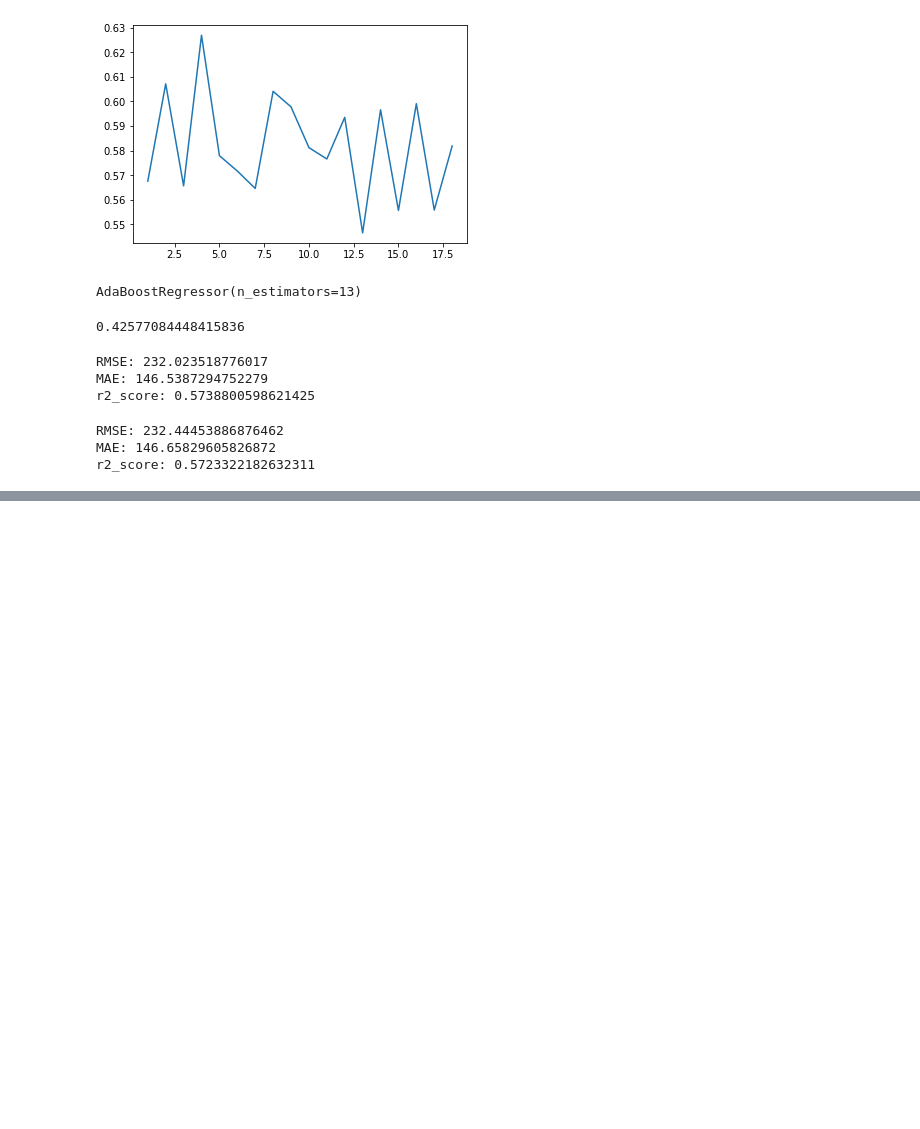
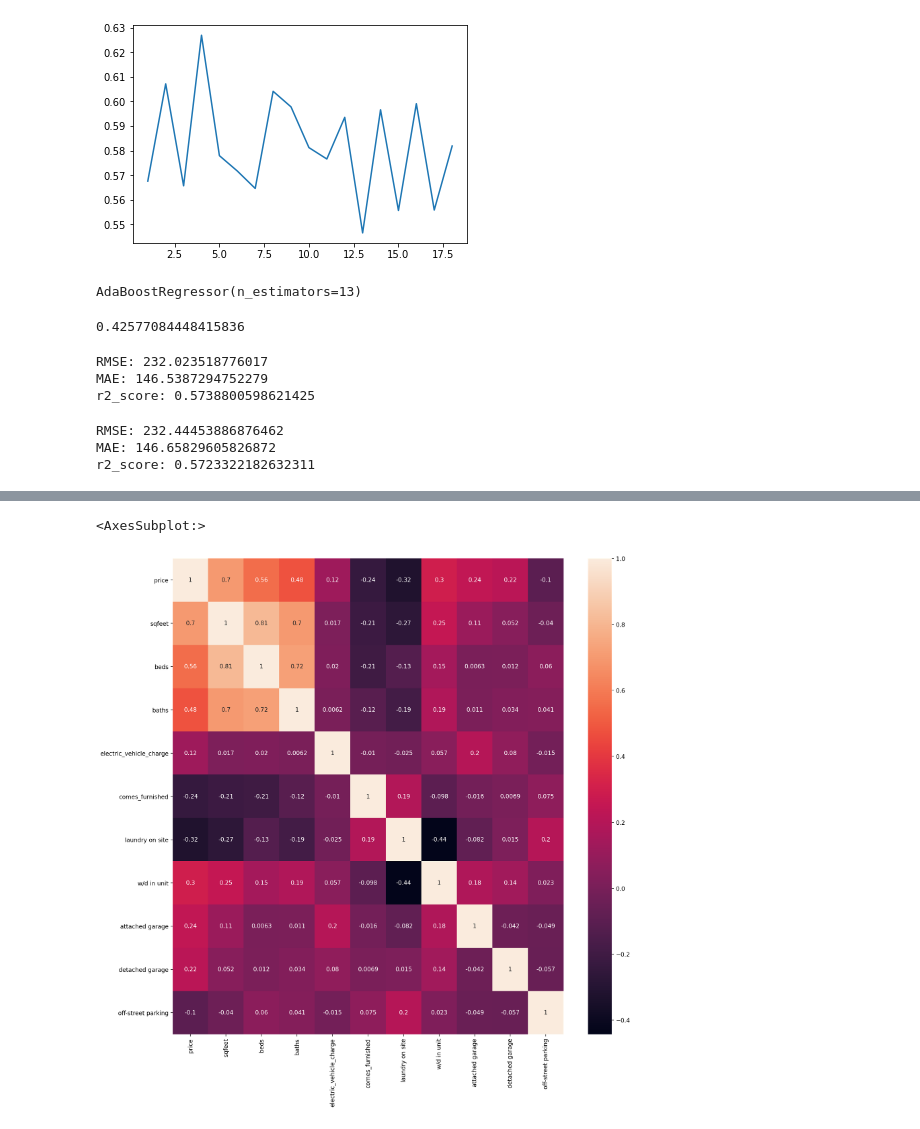
Before and after one commit to CKHarrison/phoenix-rent-predictor, a Jupyter notebook: housing.ipynb, the cells around one changed output, grey strips where cells are left out. Cells and saved outputs as stored; diff of their text form; code cells hidden in the pictures; blank space fills up the shorter version.

```diff
--- a/housing.ipynb
+++ b/housing.ipynb
@@ -1364,0 +1367,2 @@ r2_score: 0.5723322182632311
+# %%
+small_df = pd.read_csv('data/final_apartment.csv')
@@ -1364,0 +1394,4 @@ r2_score: 0.5723322182632311
+# %%
+columns_to_drop = ['smoking_allowed', 'wheelchair_access', 'cats_allowed', 'dogs_allowed', 'street parking', 'carport', 'w/d hookups', 'no laundry on site']
+# %%
+small_df = small_df.drop(columns=columns_to_drop)
@@ -1364,0 +1414,6 @@ r2_score: 0.5723322182632311
+# %%
+plt.figure(figsize=(15,15), dpi=200)
+sns.heatmap(data=small_df.corr(), annot=True)
+# %% [output]
+<AxesSubplot:>
+[figure, added]
```
Also changed, not shown: parts of 50 cells of this notebook, 3 other files.
